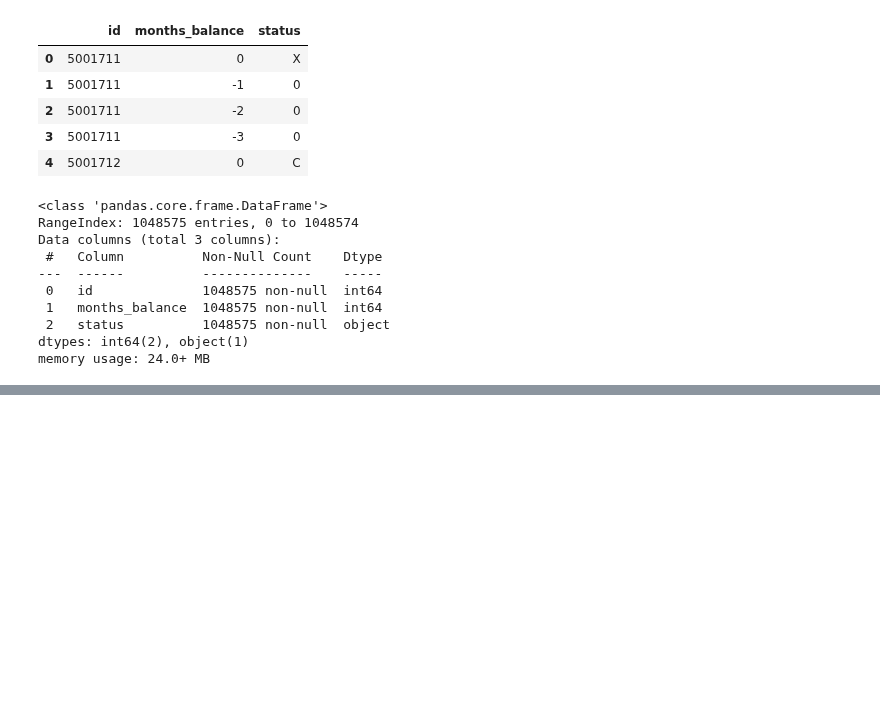
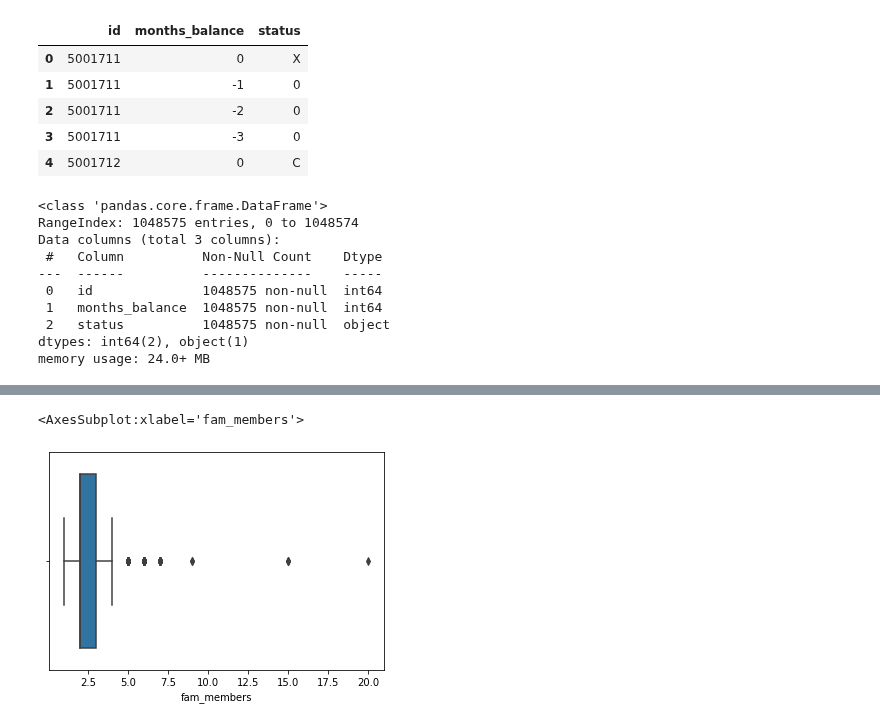
Before and after one commit to buriihenry/Machine-Learning-2, a Jupyter notebook: Classification/Classification _Credit Risk Management.ipynb, the cells around one changed output, grey strips where cells are left out. Saved outputs shown, nothing was run; the diff lists cells and outputs as text; code cells hidden in the pictures; blank space fills up the shorter version.

```diff
--- a/Classification/Classification _Credit Risk Management.ipynb
+++ b/Classification/Classification _Credit Risk Management.ipynb
@@ -99,0 +248,8 @@ credit.status = credit.status.apply(lambda x:x+1)
+# %%
+
+#Detect and remove outliers: Fam_members
+
+sns.boxplot(df.fam_members)
+# %% [output]
+<AxesSubplot:xlabel='fam_members'>
+[figure, added]
```
Also changed, not shown: parts of 17 cells of this notebook.
